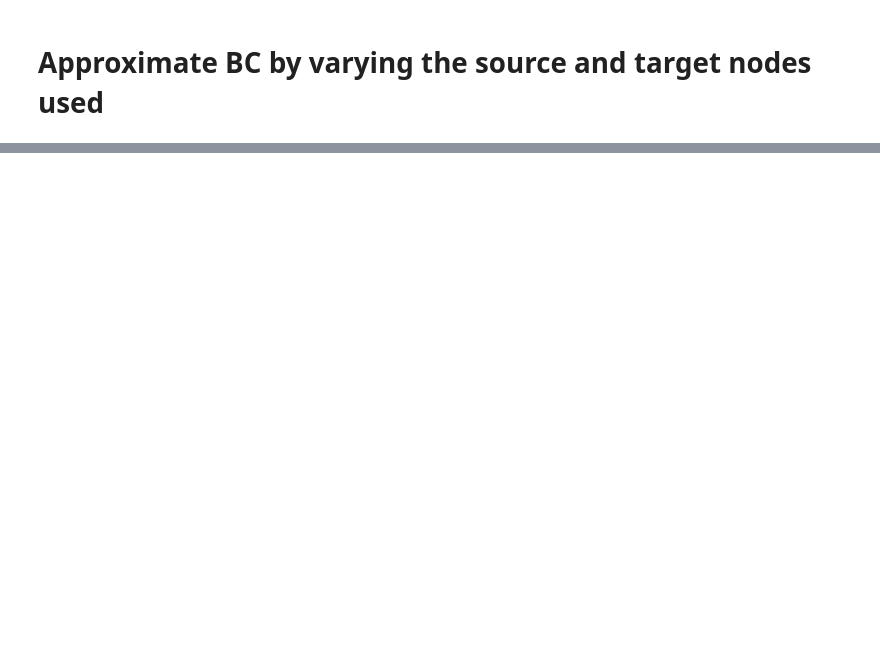
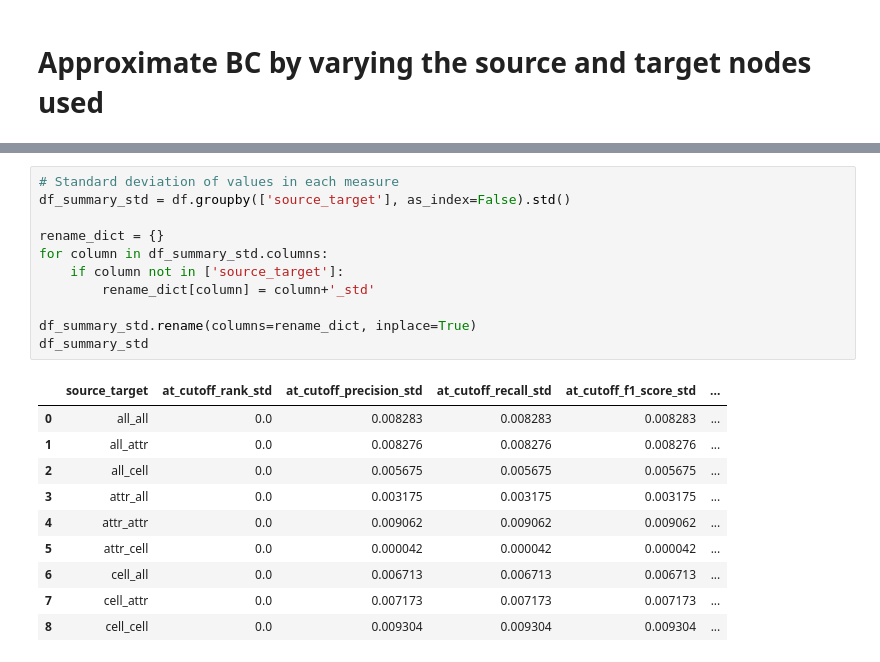
Before and after one commit to northeastern-datalab/domain_net, a Jupyter notebook: BC_source_target_nodes_analysis.ipynb, the cells around one changed output, grey strips where cells are left out. Saved outputs shown, nothing was run; the diff lists cells and outputs as text; blank space fills up the shorter version.

```diff
--- a/BC_source_target_nodes_analysis.ipynb
+++ b/BC_source_target_nodes_analysis.ipynb
@@ -122,0 +89,22 @@ F1-Score: 0.63025767757547 stdev: 0.0013151732647648828
+# %%
+# Standard deviation of values in each measure
+df_summary_std = df.groupby(['source_target'], as_index=False).std()
+
+rename_dict = {}
+for column in df_summary_std.columns:
+    if column not in ['source_target']:
+        rename_dict[column] = column+'_std'
+
+df_summary_std.rename(columns=rename_dict, inplace=True)
+df_summary_std
+# %% [output]
+|  | source_target | at_cutoff_rank_std | at_cutoff_precision_std | at_cutoff_recall_std | at_cutoff_f1_score_std | ... |
+| 0 | all_all | 0.0 | 0.008283 | 0.008283 | 0.008283 | ... |
+| 1 | all_attr | 0.0 | 0.008276 | 0.008276 | 0.008276 | ... |
+| 2 | all_cell | 0.0 | 0.005675 | 0.005675 | 0.005675 | ... |
+| 3 | attr_all | 0.0 | 0.003175 | 0.003175 | 0.003175 | ... |
+| 4 | attr_attr | 0.0 | 0.009062 | 0.009062 | 0.009062 | ... |
+| 5 | attr_cell | 0.0 | 0.000042 | 0.000042 | 0.000042 | ... |
+| 6 | cell_all | 0.0 | 0.006713 | 0.006713 | 0.006713 | ... |
+| 7 | cell_attr | 0.0 | 0.007173 | 0.007173 | 0.007173 | ... |
+| 8 | cell_cell | 0.0 | 0.009304 | 0.009304 | 0.009304 | ... |
```
Also changed, not shown: parts of 10 cells of this notebook, 2 other files.
